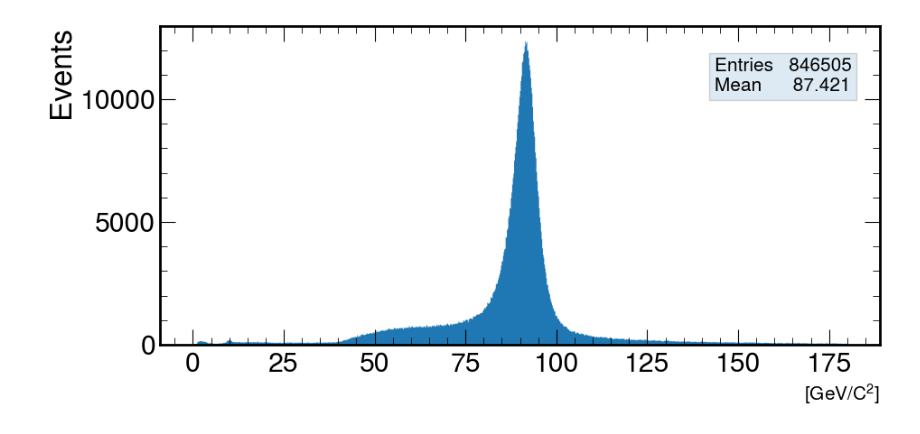
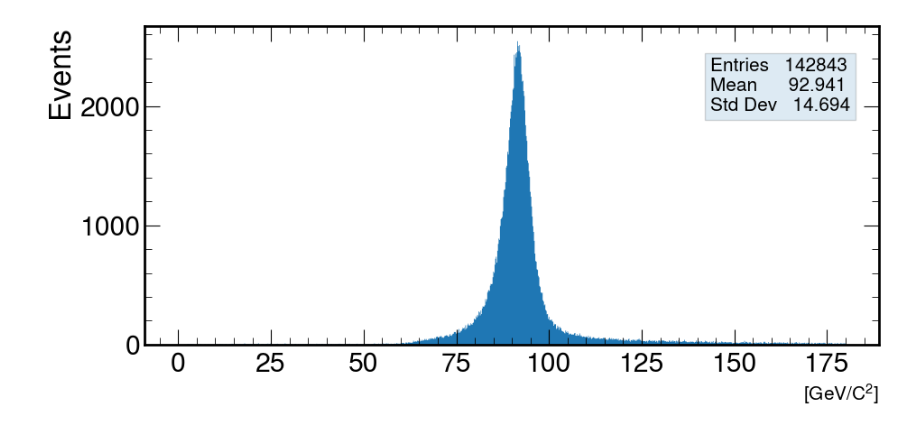
Before and after one commit to JOTELLECHEA/CoffeaCasa-HEP-Analysis, a Jupyter notebook: Analysis/ZBosonInvariantMass.ipynb, the cells around one changed output. Saved outputs shown, nothing was run; the diff lists cells and outputs as text; code cells hidden in the pictures.

Commit message:
new plot

```diff
--- a/Analysis/ZBosonInvariantMass.ipynb
+++ b/Analysis/ZBosonInvariantMass.ipynb
@@ -51,9 +51,10 @@ def InvariantMassHist(LEPTON, BINS):
     return h
 
 def addStats(H):
-    stats = (np.atleast_1d(h1.profile(axis=0).view())[0])#['count']#,'value','_sum_of_deltas_squared']
-    count , mean ,delta = int(stats['count']), stats['value'], stats['_sum_of_deltas_squared']
-    statbox = f'{"Entries":<{10}}{count:d}' + '\n' + f'{"Mean":<{10}}{mean:.3f}'
+    stats = (np.atleast_1d(H.profile(axis=0).view())[0])
+    count , mean , sumDeltaSquared = int(stats['count']), stats['value'], stats['_sum_of_deltas_squared']
+    std = np.sqrt(sumDeltaSquared/count)
+    statbox = f'{"Entries":<{10}}{count:d}' + '\n' + f'{"Mean":<{10}}{mean:.3f}' + '\n' + f'{"Std Dev":<{10}}{std:.3f}'
     return statbox
 
 def cmsPlot(H):
@@ -71,12 +72,11 @@ def cmsPlot(H):
 fname = 'root://eospublic.cern.ch//eos/opendata/cms/derived-data/AOD2NanoAODOutreachTool/ForHiggsTo4Leptons/Run2012B_DoubleElectron.root'
 # %%
 events = NanoEventsFactory.from_root(
-    fname, schemaclass=NanoAODSchema.v6, entry_stop=None
+    fname, schemaclass=NanoAODSchema.v6, entry_stop=5000000
 ).events()
 # %%
-selectedLeptons = ChargeOrdering(LeptonSelection(events, 20, 0, 'Electron'))
+selectedLeptons = ChargeOrdering(LeptonSelection(events, 30, 0, 'Electron'))
 h1 = InvariantMassHist(selectedLeptons,1000)
+cmsPlot(h1)
+# %% [output]
+[figure, added]
-# %%
-cmsPlot(h1)
-# %% [output]
-[figure, removed]
```
Also changed, not shown: parts of 2 cells of this notebook.
